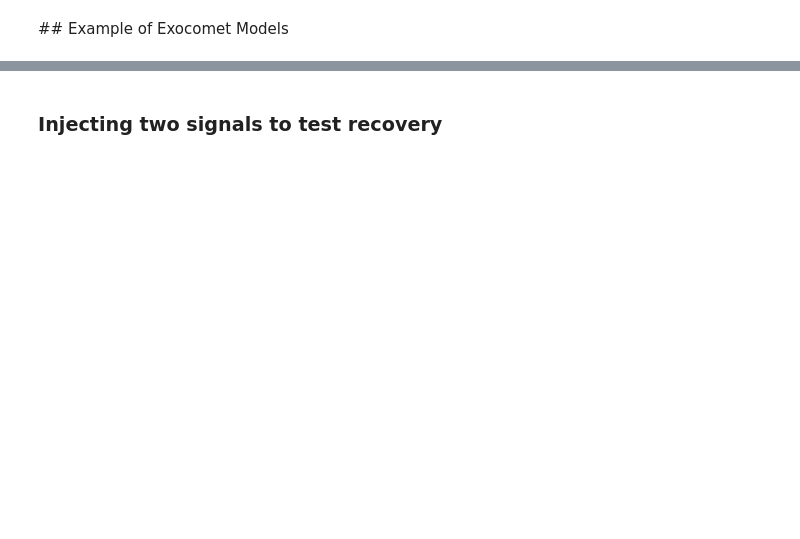
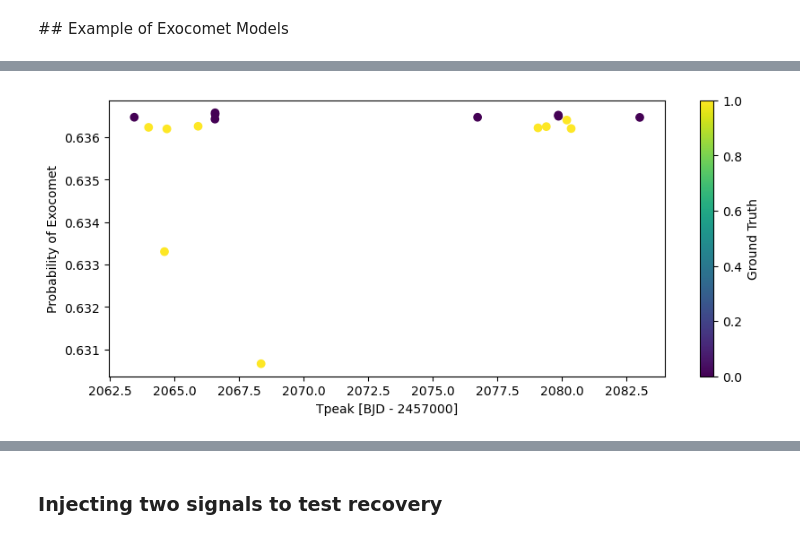
Before and after one commit to azibn/nets2, a Jupyter notebook: notebooks/create-comets.ipynb, the cells around one changed output, grey strips where cells are left out. Drawn from its saved outputs; the diff is of its cells as text; code cells hidden in the pictures; blank space fills up the shorter version.

```diff
--- a/notebooks/create-comets.ipynb
+++ b/notebooks/create-comets.ipynb
@@ -319,3 +333,3 @@ cnn = stella.ConvNN(output_dir='/Users/azib/Documents/open_source/nets2/cnn-mode
 # %%
-cnn.train_models(seeds=42, epochs=100,batch_size=80)
+cnn.train_models(seeds=20, epochs=30,batch_size=32)
 # %% [output]
@@ -362,9 +423,11 @@ cnn.val_pred_table
 # %%
 plt.figure(figsize=(10,4))
-plt.scatter(cnn.val_pred_table['tpeak'], cnn.val_pred_table['pred_s0002'],
+plt.scatter(cnn.val_pred_table['tpeak'], cnn.val_pred_table['pred_s0020'],
             c=cnn.val_pred_table['gt'], vmin=0, vmax=1)
 plt.xlabel('Tpeak [BJD - 2457000]')
 plt.ylabel('Probability of Exocomet')
 plt.colorbar(label='Ground Truth');
+# %% [output]
+[figure, added]
 # %%
 plt.figure(figsize=(7,4))
```
Also changed, not shown: parts of 47 cells of this notebook, 32 other files.
